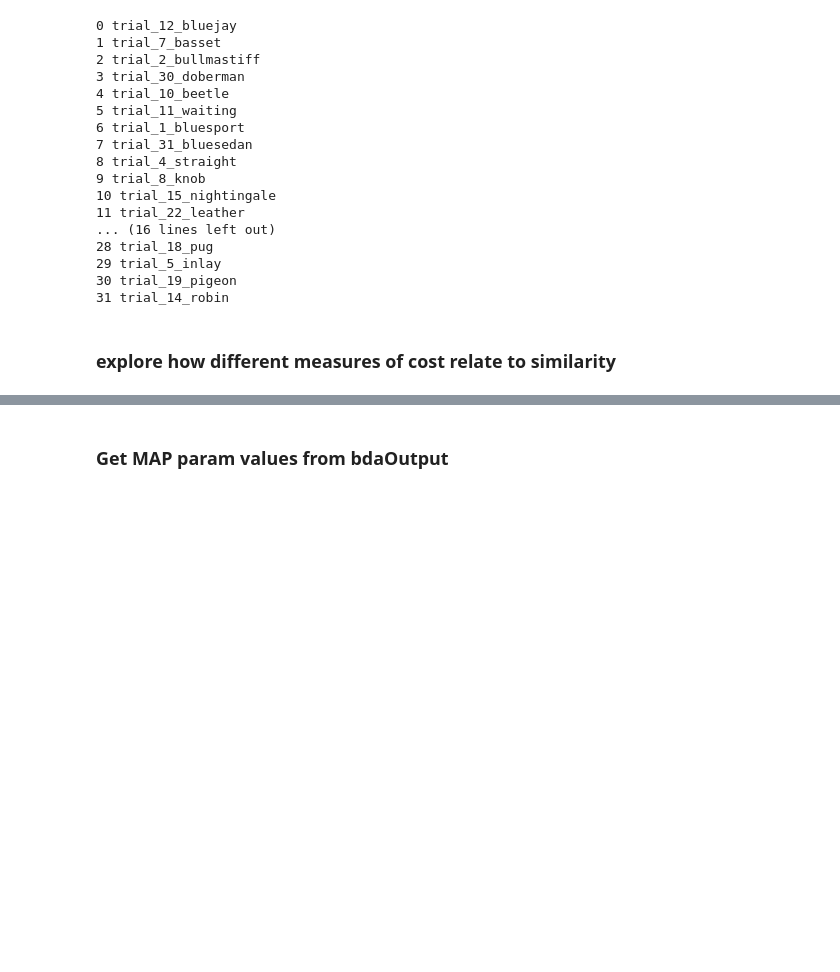
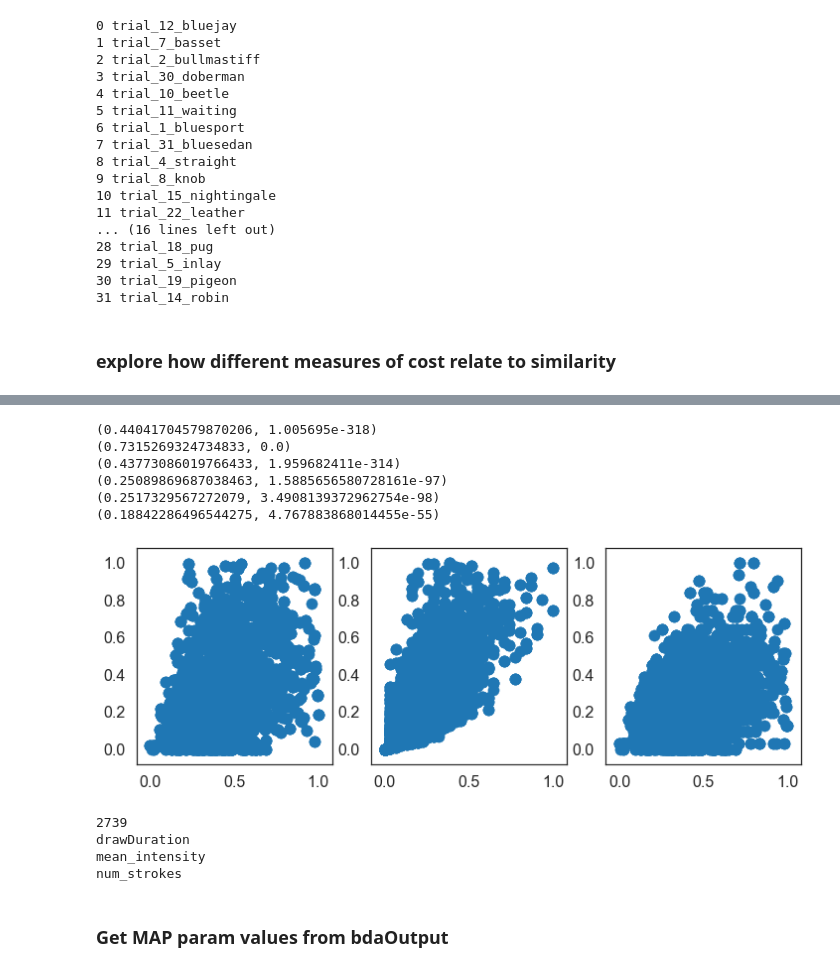
Before and after one commit to judithfan/visual_communication_in_context, a Jupyter notebook: analysis/pilot2_analysis_sketchpad_basic_recog.ipynb, the cells around one changed output, grey strips where cells are left out. Cells and saved outputs as stored; diff of their text form; code cells hidden in the pictures; blank space fills up the shorter version.

```diff
--- a/analysis/pilot2_analysis_sketchpad_basic_recog.ipynb
+++ b/analysis/pilot2_analysis_sketchpad_basic_recog.ipynb
@@ -619,18 +625,50 @@ X.to_csv('./sketchpad_basic_recog_group_data.csv')
+# %%
+fig = plt.figure(figsize=(12,4))
+plt.subplot(131)
+plt.scatter(X['rescaled_mean_intensity'],X['rescaled_drawDuration'])
+plt.subplot(132)
+plt.scatter(X['rescaled_num_strokes'],X['rescaled_drawDuration'])
+plt.subplot(133)
+plt.scatter(X['rescaled_mean_intensity'],X['rescaled_num_strokes'])
+
+print stats.pearsonr(X['rescaled_mean_intensity'],X['rescaled_drawDuration'])
+print stats.pearsonr(X['rescaled_num_strokes'],X['rescaled_drawDuration'])
+print stats.pearsonr(X['rescaled_mean_intensity'],X['rescaled_num_strokes'])
+
+print stats.pearsonr(X['rescaled_mean_intensity'],X['human_similarity'])
+print stats.pearsonr(X['rescaled_num_strokes'],X['human_similarity'])
+print stats.pearsonr(X['rescaled_drawDuration'],X['human_similarity'])
+# %% [output]
+(0.44041704579870206, 1.005695e-318)
+(0.7315269324734833, 0.0)
+(0.43773086019766433, 1.959682411e-314)
+(0.25089869687038463, 1.5885656580728161e-97)
+(0.2517329567272079, 3.4908139372962754e-98)
+(0.18842286496544275, 4.767883868014455e-55)
+[figure, added]
 # %%
 ## generate cost dictionaries to try out with pragmatics model
 print len(np.unique(X['sketchID'].values))
 sketchID_list = np.unique(X['sketchID'].values)
+metrics = ['drawDuration','mean_intensity','num_strokes']
 
-#### draw duration
-cost_json = {}
-for i,d in enumerate(sketchID_list):
-    assert len(np.unique(X[X['sketchID']==d]['rescaled_drawDuration'].values))==1
-    cost_json[d] = X[X['sketchID']==d]['rescaled_drawDuration'].values[0]
+for metric in metrics:
+    print metric
+    #### draw duration
+    cost_json = {}
+    for i,d in enumerate(sketchID_list):
+        assert len(np.unique(X[X['sketchID']==d]['rescaled_{}'.format(metric)].values))==1
+        cost_json[d] = X[X['sketchID']==d]['rescaled_{}'.format(metric)].values[0]
 
-## output json in the same format as the other cost json
-output_path = '../models/refModule/json/costs-fixedPose96-drawDuration.json'
-with open(output_path, 'wb') as fp:
-    json.dump(cost_json, fp)
+    ## output json in the same format as the other cost json
+    output_path = '../models/refModule/json/costs-fixedPose96-{}.json'.format(metric)
+    with open(output_path, 'wb') as fp:
+        json.dump(cost_json, fp)
+# %% [output]
+2739
+drawDuration
+mean_intensity
+num_strokes
 # %% [markdown]
 ### Get MAP param values from bdaOutput
 # %%
```
Also changed, not shown: parts of 9 cells of this notebook, 2 other files.
